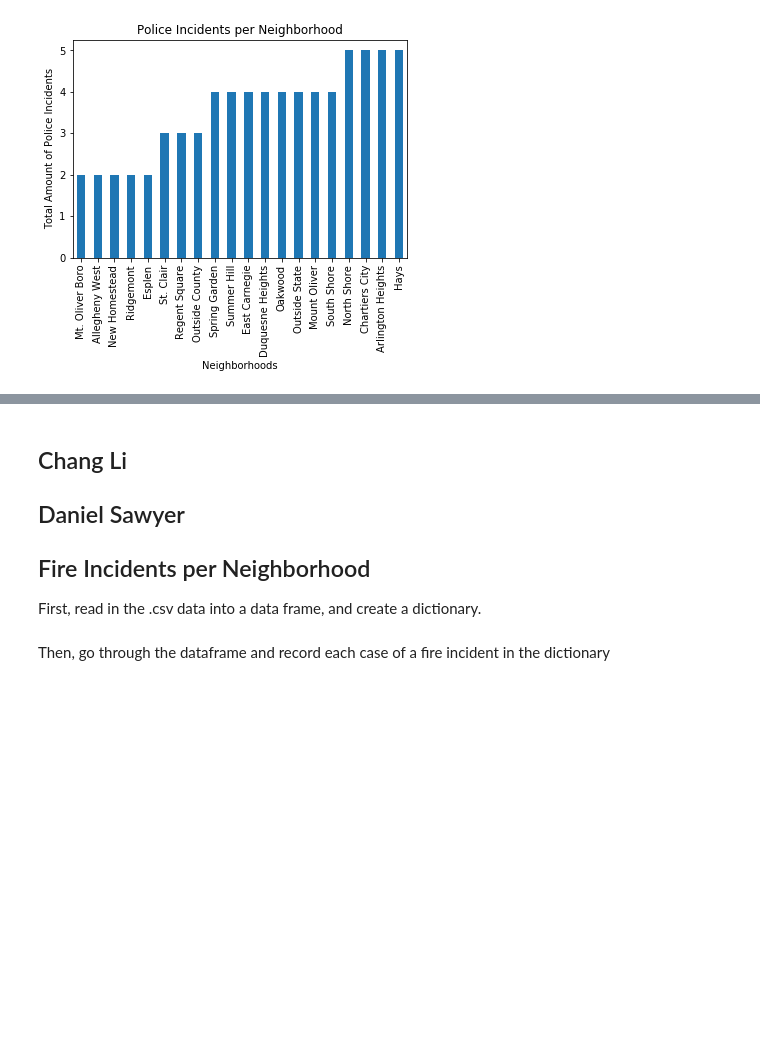
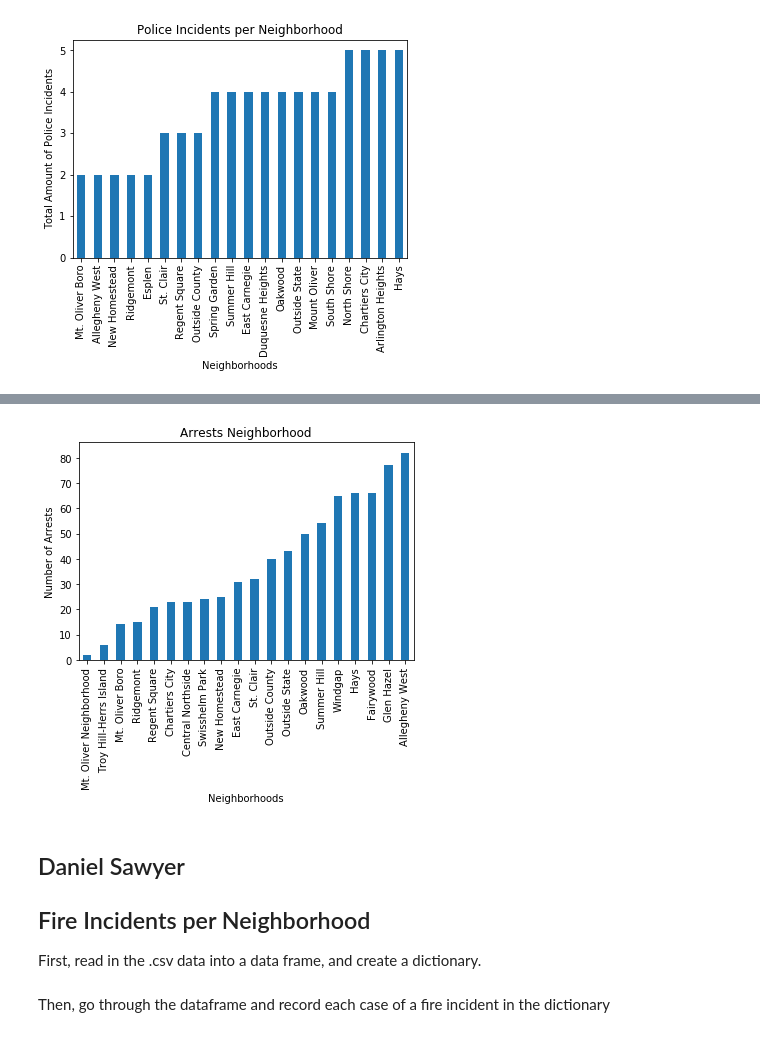
Before and after one commit to JWH59/Big-Ideas-Final-Project, a Jupyter notebook: FinalProjectDoc.ipynb, the cells around one changed output, grey strips where cells are left out. Drawn from its saved outputs; the diff is of its cells as text; code cells hidden in the pictures; blank space fills up the shorter version.

Commit message:
added police data

```diff
--- a/FinalProjectDoc.ipynb
+++ b/FinalProjectDoc.ipynb
@@ -69,3 +70,25 @@ plt.ylabel('Total Amount of Police Incidents')
 plt.show()
 # %% [output]
 [figure]
+# %%
+##Chang Li
+First read the csv. data into date frame, and create a dictionary
+import ssl
+import pandas as pd
+import numpy as np
+
+ssl._create_default_https_context = ssl._create_unverified_context
+
+df = pd.read_csv("https://data.wprdc.org/datastore/dump/e03a89dd-134a-4ee8-a2bd-62c40aeebc6f")
+df_dict = dict()
+# %%
+for i in range(len(df)):
+    item = df.loc[i, 'INCIDENTNEIGHBORHOOD']
+    if item in df_dict:
+        df_dict[item] += 1
+    else:
+        df_dict[item] = 1
+
+dataIncidents_series = pd.Series(df_dict, name = "Incident")
+
+dataIncidents_series.sort_values()[:]
@@ -72,5 +108,16 @@ plt.show()
+# %%
+from matplotlib import pyplot as plt
+
+dataIncidents_series.sort_values(ascending=True)[:20].plot.bar()
+plt.title('Arrests Neighborhood')
+plt.xlabel('Neighborhoods')
+plt.ylabel('Number of Arrests')
+plt.show()
+# %% [output]
+[figure, added]
 # %% [markdown]
-## Chang Li
+
+
 
 ## Daniel Sawyer
 ## Fire Incidents per Neighborhood
```
Also changed, not shown: parts of 4 cells of this notebook.
